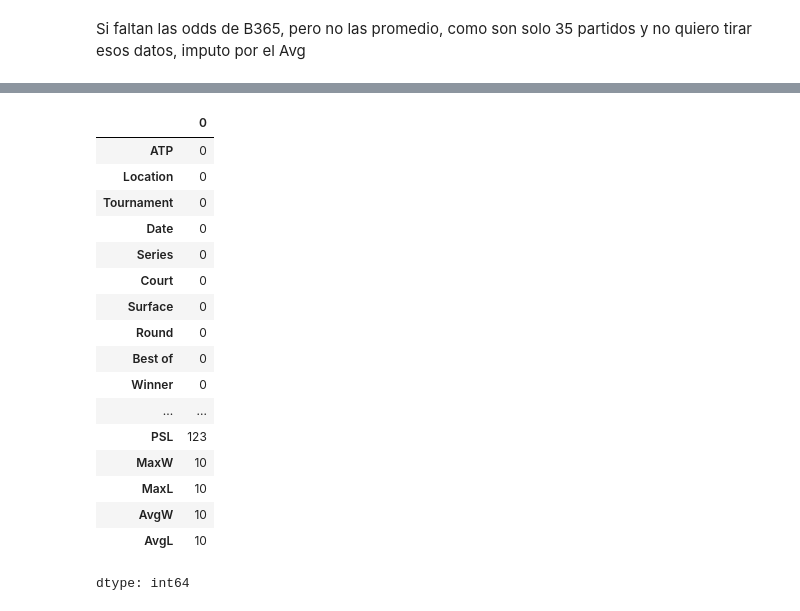
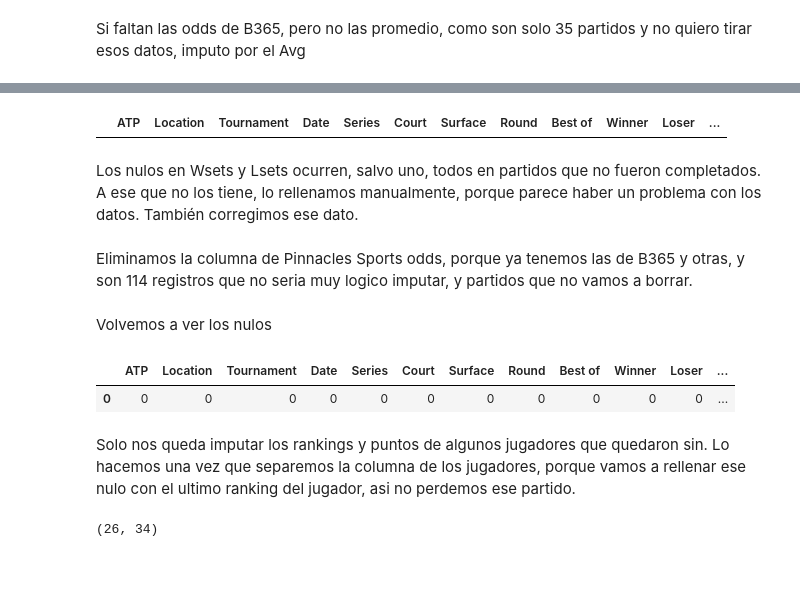
Before and after one commit to ichiP245/my-next-soderling, a Jupyter notebook: MakingDataset.ipynb, the cells around one changed output, grey strips where cells are left out. Saved outputs shown, nothing was run; the diff lists cells and outputs as text; code cells hidden in the pictures; blank space fills up the shorter version.

```diff
--- a/MakingDataset.ipynb
+++ b/MakingDataset.ipynb
@@ -121,4 +123,6 @@ df = df.loc[~((df['B365W'].isna() == True) & (df['AvgW'].isna() == True))]
 # %% [markdown]
 Si faltan las odds de B365, pero no las promedio, como son solo 35 partidos y no quiero tirar esos datos, imputo por el Avg
 # %%
-df.loc[((df['B365W'].isna() == True) & (df['AvgW'].isna() == False)), ['B365W', 'B365L']] = df.loc[((df['B365W'].isna() == True) & (df['AvgW'].isna() == False)), ['AvgW', 'AvgL']]
+mask_imputation = (df['B365W'].isna() == True) & (df['AvgW'].isna() == False)
+df.loc[mask_imputation, 'B365W'] = df.loc[mask_imputation, 'AvgW']
+df.loc[mask_imputation, 'B365L'] = df.loc[mask_imputation, 'AvgL']
@@ -137 +131,4 @@ dtype: int64
+# %%
+df.loc[df['Comment'] == 'Sched', 'Comment'] = 'Completed'
+df.loc[df['Comment'] != 'Completed', 'Comment'] = 'Not Completed'
 # %% [markdown]
@@ -144,21 +152,28 @@ df[(df['Comment'] == 'Completed') & (df['L1'].isna() == True)]
+# %%
+df[(df['Comment'] == 'Completed') & (df['W1'].isna() == True)]
+# %% [output]
+|  | ATP | Location | Tournament | Date | Series | Court | Surface | Round | Best of | Winner | Loser | ... |
+# %% [markdown]
+Los nulos en Wsets y Lsets ocurren, salvo uno, todos en partidos que no fueron completados. A ese que no los tiene, lo rellenamos manualmente, porque parece haber un problema con los datos. También corregimos ese dato.
+# %%
+mask_imputation = (df['Lsets'].isna() == True) & (df['Comment'] == 'Completed')
+df.loc[mask_imputation, 'Wsets'] = 2
+df.loc[mask_imputation, 'Lsets'] = 0
+df.loc[mask_imputation, 'L1'] = 6
+# %% [markdown]
+Eliminamos la columna de Pinnacles Sports odds, porque ya tenemos las de B365 y otras, y son 114 registros que no seria muy logico imputar, y partidos que no vamos a borrar.
+# %%
+df = df.drop(columns=['PSW','PSL'])
+# %% [markdown]
+Volvemos a ver los nulos
 # %%
-df.isna().sum()
+df.isna().sum().to_frame().T
 # %% [output]
-|  | 0 |
-| ATP | 0 |
-| Location | 0 |
-| Tournament | 0 |
-| Date | 0 |
-| Series | 0 |
-| Court | 0 |
-| Surface | 0 |
-| Round | 0 |
-| Best of | 0 |
-| Winner | 0 |
-| ... | ... |
-| PSL | 123 |
-| MaxW | 10 |
-| MaxL | 10 |
-| AvgW | 10 |
-| AvgL | 10 |
+|  | ATP | Location | Tournament | Date | Series | Court | Surface | Round | Best of | Winner | Loser | ... |
+| 0 | 0 | 0 | 0 | 0 | 0 | 0 | 0 | 0 | 0 | 0 | 0 | ... |
-dtype: int64
+# %% [markdown]
+Solo nos queda imputar los rankings y puntos de algunos jugadores que quedaron sin. Lo hacemos una vez que separemos la columna de los jugadores, porque vamos a rellenar ese nulo con el ultimo ranking del jugador, asi no perdemos ese partido.
+# %%
+df[df['LRank'].isna() == True].shape
+# %% [output]
+(26, 34)
```
Also changed, not shown: parts of 19 cells of this notebook.
